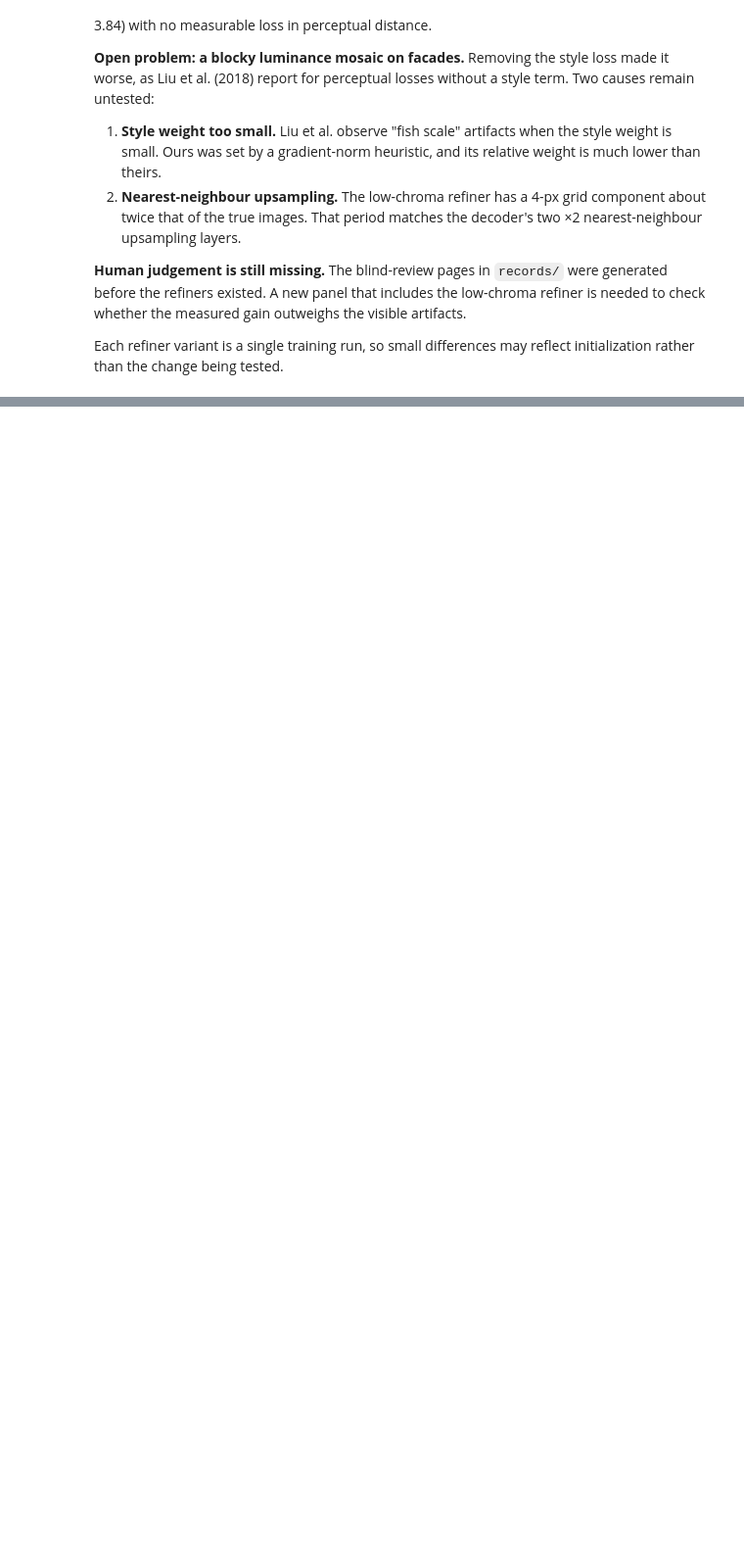
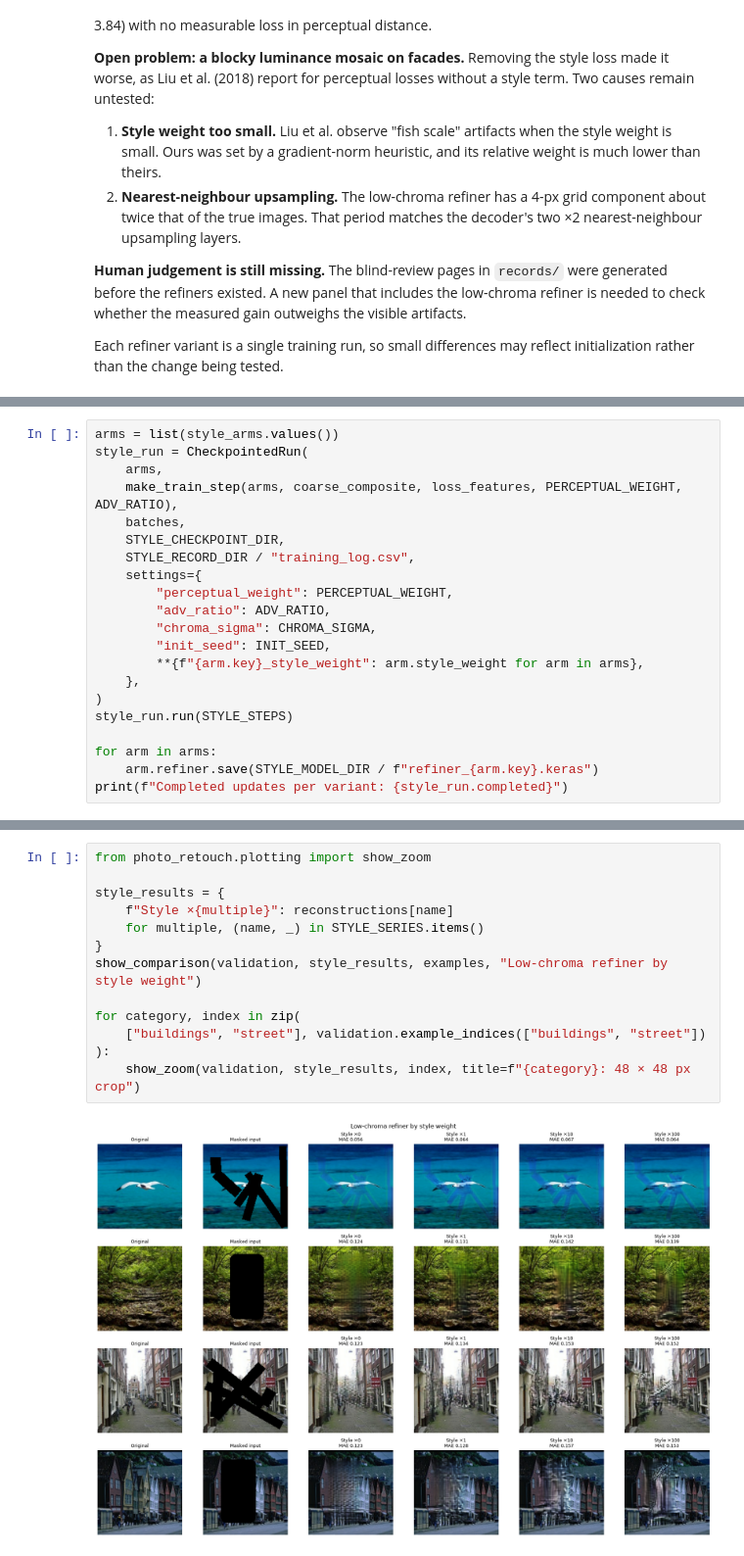
Before and after one commit to mateocordobatoro/photo-retouch, a Jupyter notebook: notebooks/photo_retouch_refinement.ipynb, the cells around one changed output, grey strips where cells are left out. Shown at 98% size. Drawn from its saved outputs; the diff is of its cells as text; blank space fills up the shorter version.

```diff
--- a/notebooks/photo_retouch_refinement.ipynb
+++ b/notebooks/photo_retouch_refinement.ipynb
@@ -299,0 +424,21 @@ reflect initialization rather than the change being tested.
+# %%
+arms = list(style_arms.values())
+style_run = CheckpointedRun(
+    arms,
+    make_train_step(arms, coarse_composite, loss_features, PERCEPTUAL_WEIGHT, ADV_RATIO),
+    batches,
+    STYLE_CHECKPOINT_DIR,
+    STYLE_RECORD_DIR / "training_log.csv",
+    settings={
+        "perceptual_weight": PERCEPTUAL_WEIGHT,
+        "adv_ratio": ADV_RATIO,
+        "chroma_sigma": CHROMA_SIGMA,
+        "init_seed": INIT_SEED,
+        **{f"{arm.key}_style_weight": arm.style_weight for arm in arms},
+    },
+)
+style_run.run(STYLE_STEPS)
+
+for arm in arms:
+    arm.refiner.save(STYLE_MODEL_DIR / f"refiner_{arm.key}.keras")
+print(f"Completed updates per variant: {style_run.completed}")
@@ -299,0 +569,15 @@ reflect initialization rather than the change being tested.
+# %%
+from photo_retouch.plotting import show_zoom
+
+style_results = {
+    f"Style ×{multiple}": reconstructions[name]
+    for multiple, (name, _) in STYLE_SERIES.items()
+}
+show_comparison(validation, style_results, examples, "Low-chroma refiner by style weight")
+
+for category, index in zip(
+    ["buildings", "street"], validation.example_indices(["buildings", "street"])
+):
+    show_zoom(validation, style_results, index, title=f"{category}: 48 × 48 px crop")
+# %% [output]
+[figure, added]
```
Also changed, not shown: parts of 13 cells of this notebook, 7 other files.
